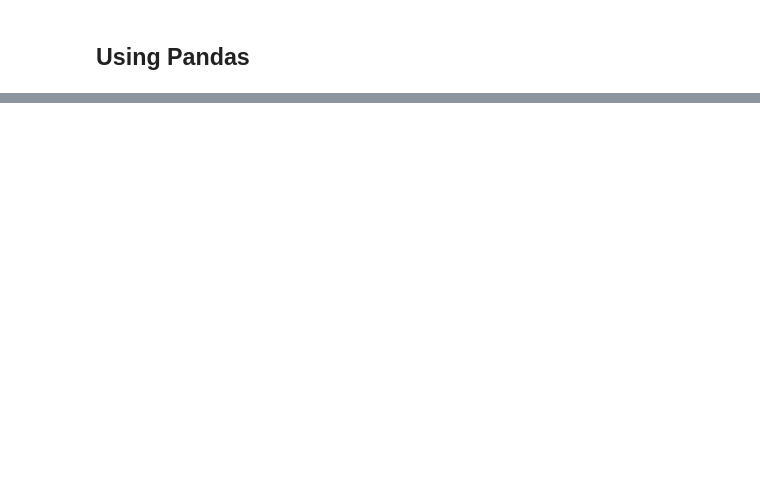
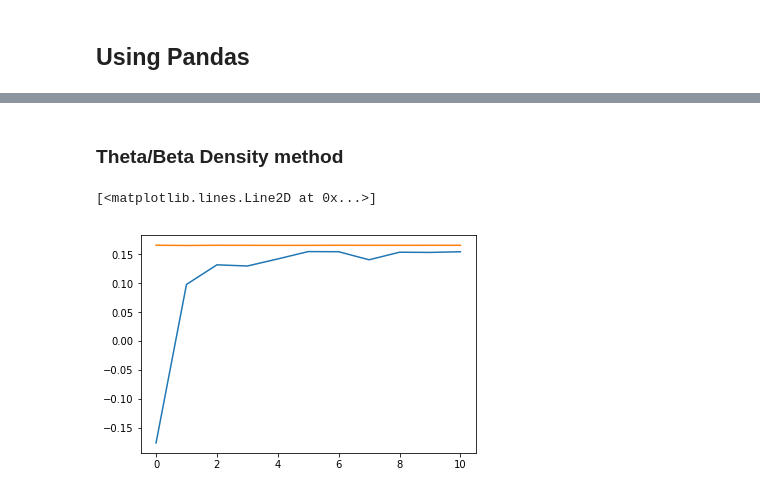
Before and after one commit to voytekresearch/BandRatios, a Jupyter notebook: Slope-Investigation.ipynb, the cells around one changed output, grey strips where cells are left out. Drawn from its saved outputs; the diff is of its cells as text; code cells hidden in the pictures; blank space fills up the shorter version.

```diff
--- a/Slope-Investigation.ipynb
+++ b/Slope-Investigation.ipynb
@@ -170,0 +151,9 @@ plt.plot(power_density_null)
+# %% [markdown]
+### Theta/Beta Density method
+# %%
+# Theta/Beta density plot
+plt.plot(power_density_tb_sim)
+plt.plot(power_density_tb_null)
+# %% [output]
+[<matplotlib.lines.Line2D at 0x...>]
+[figure, added]
```
Also changed, not shown: parts of 31 cells of this notebook, 6 other files.
